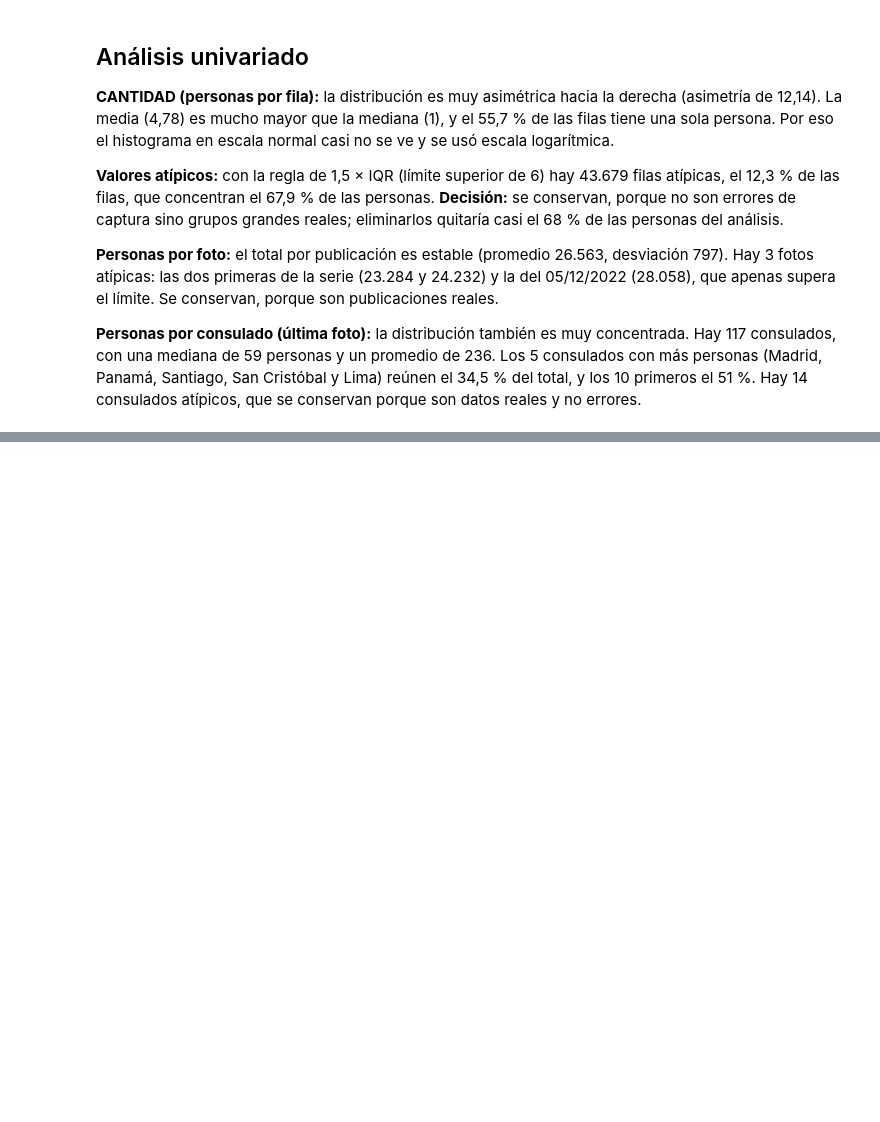
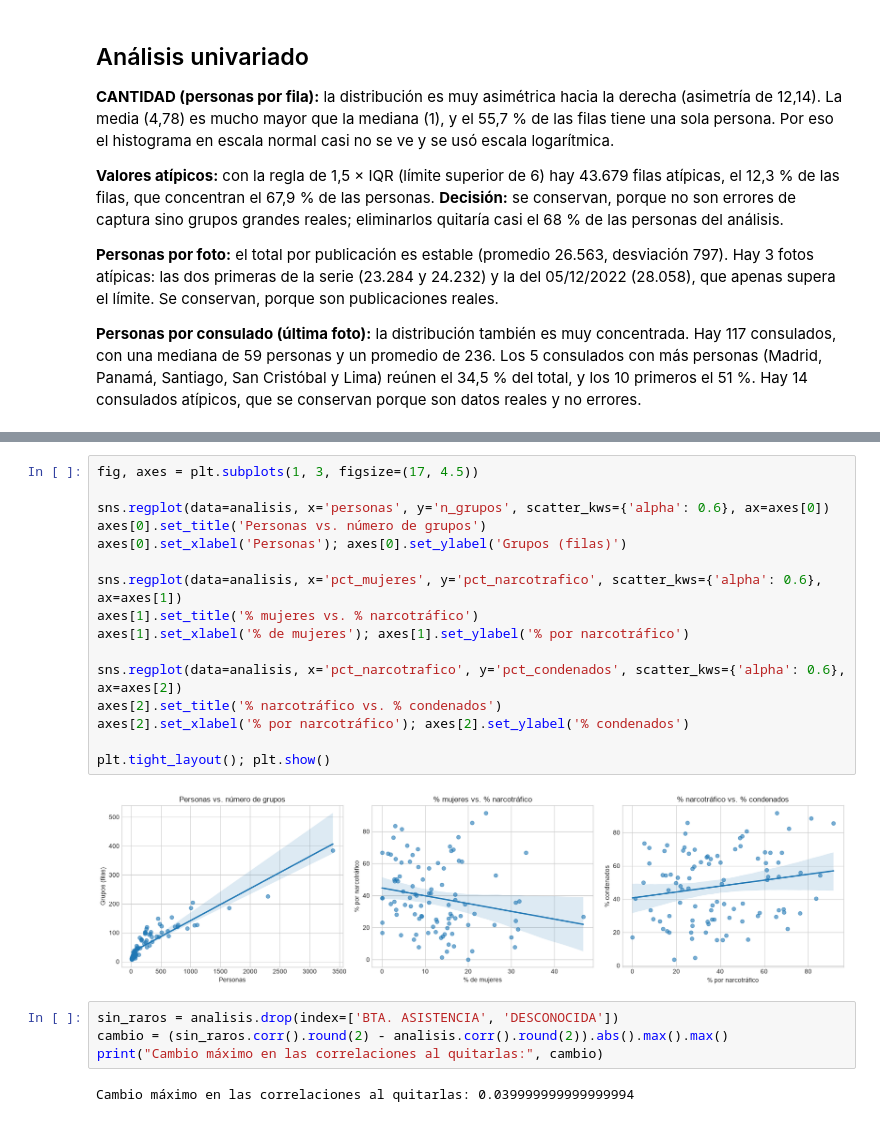
Before and after one commit to Daniel-LM2608/analitica-datos-estudiantes, a Jupyter notebook: Momento1/Untitled-1.ipynb, the cells around one changed output, grey strips where cells are left out. Cells and saved outputs as stored; diff of their text form; blank space fills up the shorter version.

```diff
--- a/Momento1/Untitled-1.ipynb
+++ b/Momento1/Untitled-1.ipynb
@@ -552,0 +599,24 @@ Consulados atípicos: 14
+# %%
+fig, axes = plt.subplots(1, 3, figsize=(17, 4.5))
+
+sns.regplot(data=analisis, x='personas', y='n_grupos', scatter_kws={'alpha': 0.6}, ax=axes[0])
+axes[0].set_title('Personas vs. número de grupos')
+axes[0].set_xlabel('Personas'); axes[0].set_ylabel('Grupos (filas)')
+
+sns.regplot(data=analisis, x='pct_mujeres', y='pct_narcotrafico', scatter_kws={'alpha': 0.6}, ax=axes[1])
+axes[1].set_title('% mujeres vs. % narcotráfico')
+axes[1].set_xlabel('% de mujeres'); axes[1].set_ylabel('% por narcotráfico')
+
+sns.regplot(data=analisis, x='pct_narcotrafico', y='pct_condenados', scatter_kws={'alpha': 0.6}, ax=axes[2])
+axes[2].set_title('% narcotráfico vs. % condenados')
+axes[2].set_xlabel('% por narcotráfico'); axes[2].set_ylabel('% condenados')
+
+plt.tight_layout(); plt.show()
+# %% [output]
+[figure, added]
+# %%
+sin_raros = analisis.drop(index=['BTA. ASISTENCIA', 'DESCONOCIDA'])
+cambio = (sin_raros.corr().round(2) - analisis.corr().round(2)).abs().max().max()
+print("Cambio máximo en las correlaciones al quitarlas:", cambio)
+# %% [output]
+Cambio máximo en las correlaciones al quitarlas: 0.039999999999999994
```
Also changed, not shown: parts of 4 cells of this notebook.
